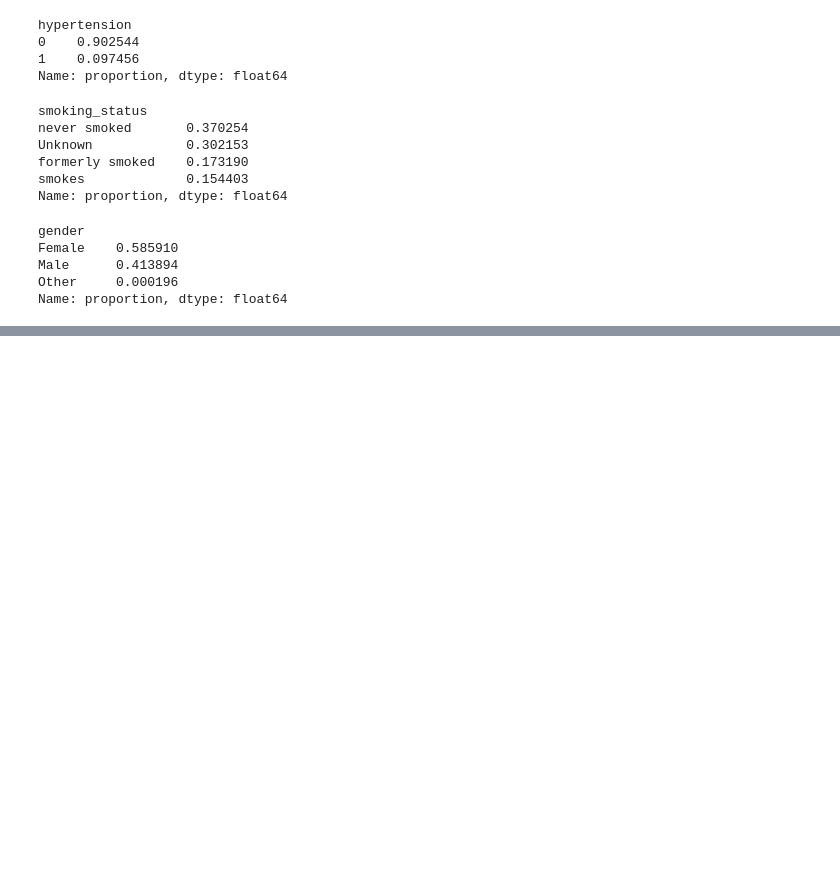
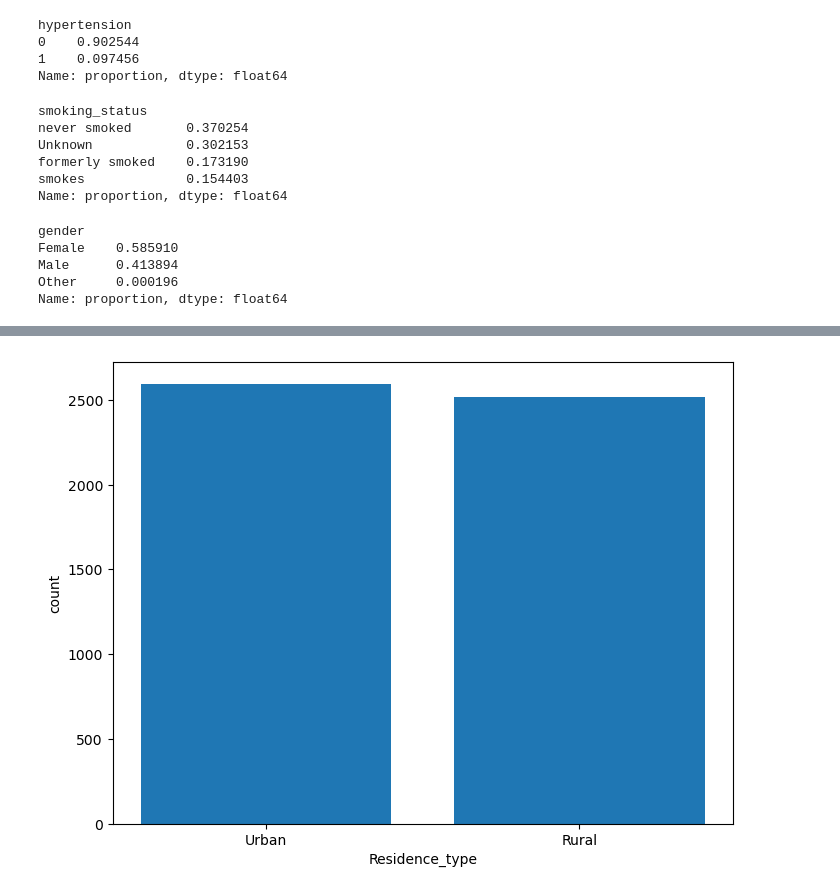
Before and after one commit to Pasya-Kemal/DataMining., a Jupyter notebook: Stroke Prediction.ipynb, the cells around one changed output, grey strips where cells are left out. Cells and saved outputs as stored; diff of their text form; code cells hidden in the pictures; blank space fills up the shorter version.

```diff
--- a/Stroke Prediction.ipynb
+++ b/Stroke Prediction.ipynb
@@ -164,0 +175,10 @@ Name: proportion, dtype: float64
+# %%
+Residence_type = data['Residence_type'].value_counts()
+
+plt.figure(figsize = (8,6))
+plt.bar(Residence_type .index , Residence_type .values) # x and y
+plt.xlabel("Residence_type")
+plt.ylabel("count")
+plt.show()
+# %% [output]
+[figure, added]
```
Also changed, not shown: parts of 4 cells of this notebook, 5 other files.
